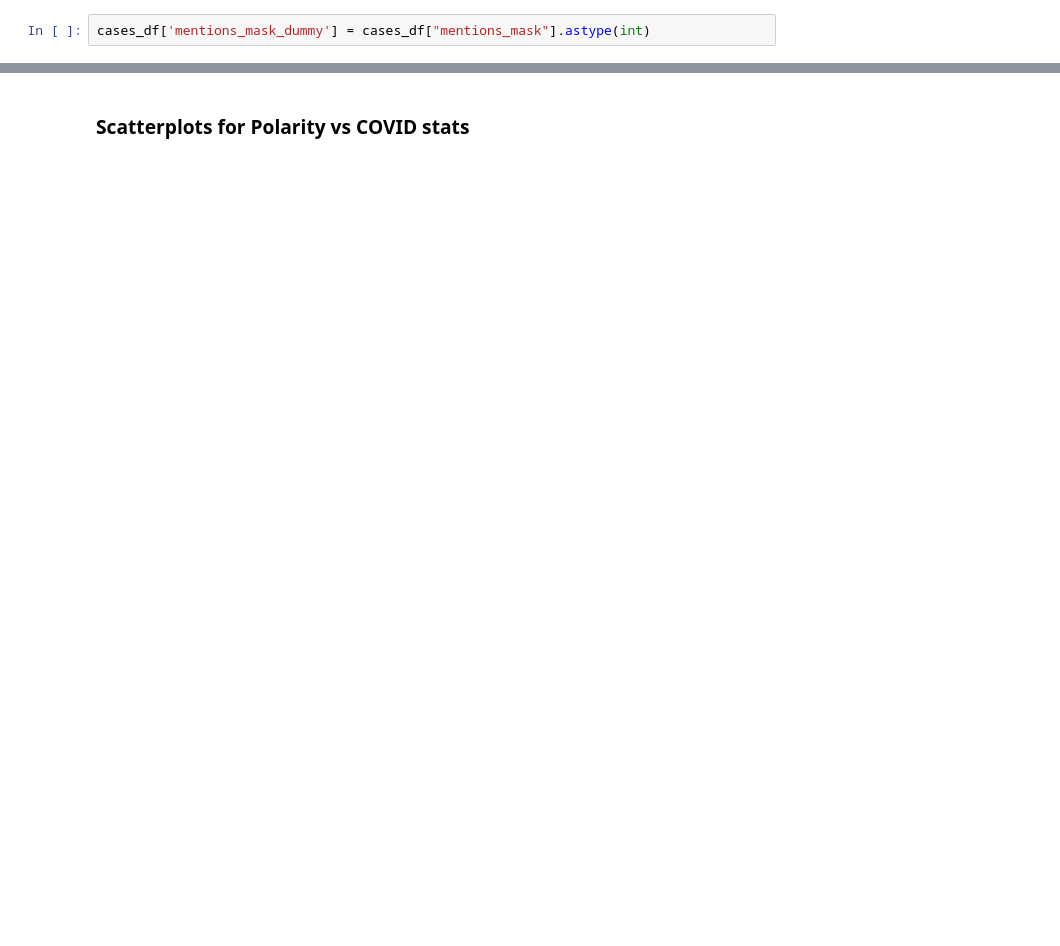
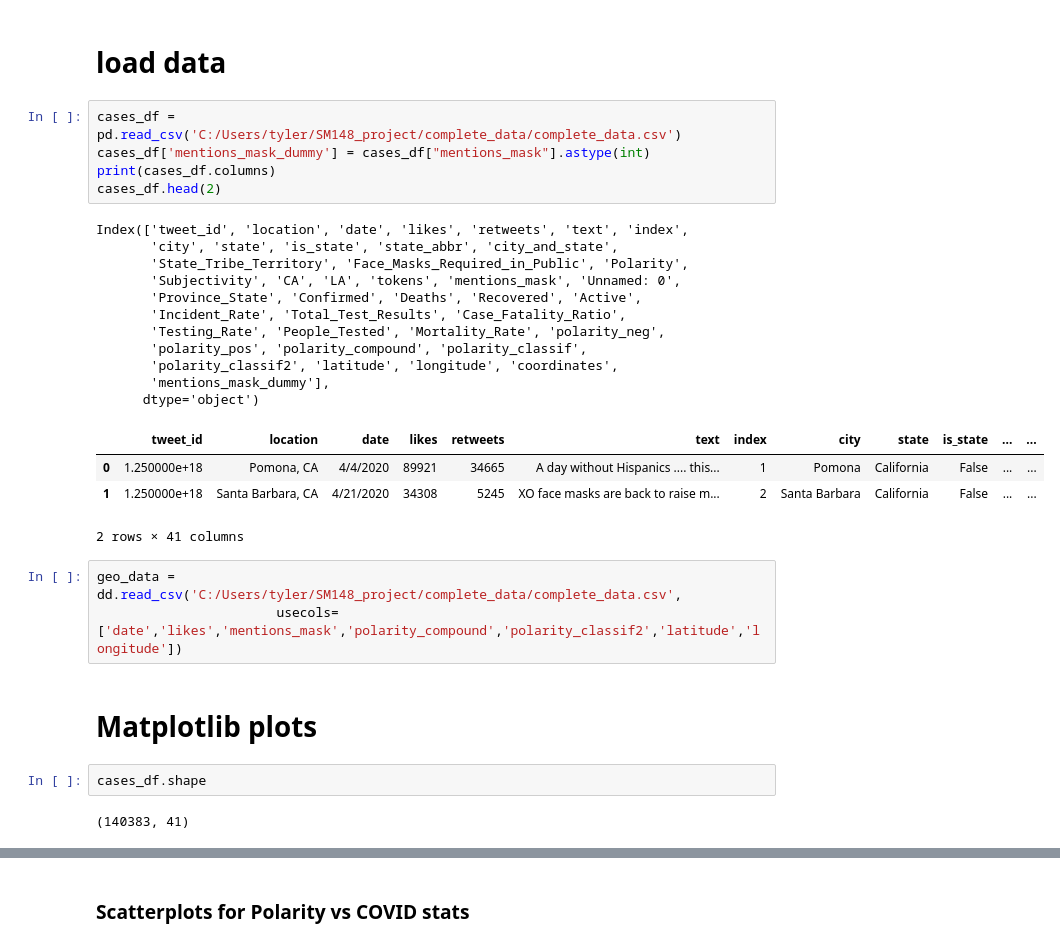
Before and after one commit to tylerwu2222/SM148_Project, a Jupyter notebook: data_visualization/SM148_visualizations.ipynb, the cells around one changed output, grey strips where cells are left out. Drawn from its saved outputs; the diff is of its cells as text; blank space fills up the shorter version.

```diff
--- a/data_visualization/SM148_visualizations.ipynb
+++ b/data_visualization/SM148_visualizations.ipynb
@@ -154,2 +106,32 @@ Index(['tweet_id', 'location', 'date', 'likes', 'retweets', 'text', 'index',
-# %%
-cases_df['mentions_mask_dummy'] = cases_df["mentions_mask"].astype(int)
+# %% [markdown]
+# load data
+# %%
+cases_df = pd.read_csv('C:/Users/tyler/SM148_project/complete_data/complete_data.csv')
+cases_df['mentions_mask_dummy'] = cases_df["mentions_mask"].astype(int)
+print(cases_df.columns)
+cases_df.head(2)
+# %% [output]
+Index(['tweet_id', 'location', 'date', 'likes', 'retweets', 'text', 'index',
+       'city', 'state', 'is_state', 'state_abbr', 'city_and_state',
+       'State_Tribe_Territory', 'Face_Masks_Required_in_Public', 'Polarity',
+       'Subjectivity', 'CA', 'LA', 'tokens', 'mentions_mask', 'Unnamed: 0',
+       'Province_State', 'Confirmed', 'Deaths', 'Recovered', 'Active',
+       'Incident_Rate', 'Total_Test_Results', 'Case_Fatality_Ratio',
+       'Testing_Rate', 'People_Tested', 'Mortality_Rate', 'polarity_neg',
+       'polarity_pos', 'polarity_compound', 'polarity_classif',
+       'polarity_classif2', 'latitude', 'longitude', 'coordinates',
+       'mentions_mask_dummy'],
+      dtype='object')
+|  | tweet_id | location | date | likes | retweets | text | index | city | state | is_state | ... | ... |
+| 0 | 1.250000e+18 | Pomona, CA | 4/4/2020 | 89921 | 34665 | A day without Hispanics .... this... | 1 | Pomona | California | False | ... | ... |
+| 1 | 1.250000e+18 | Santa Barbara, CA | 4/21/2020 | 34308 | 5245 | XO face masks are back to raise m... | 2 | Santa Barbara | California | False | ... | ... |
+2 rows × 41 columns
+# %%
+geo_data = dd.read_csv('C:/Users/tyler/SM148_project/complete_data/complete_data.csv',
+                       usecols=['date','likes','mentions_mask','polarity_compound','polarity_classif2','latitude','longitude'])
+# %% [markdown]
+# Matplotlib plots
+# %%
+cases_df.shape
+# %% [output]
+(140383, 41)
```
Also changed, not shown: parts of 23 cells of this notebook, 3 other files.
